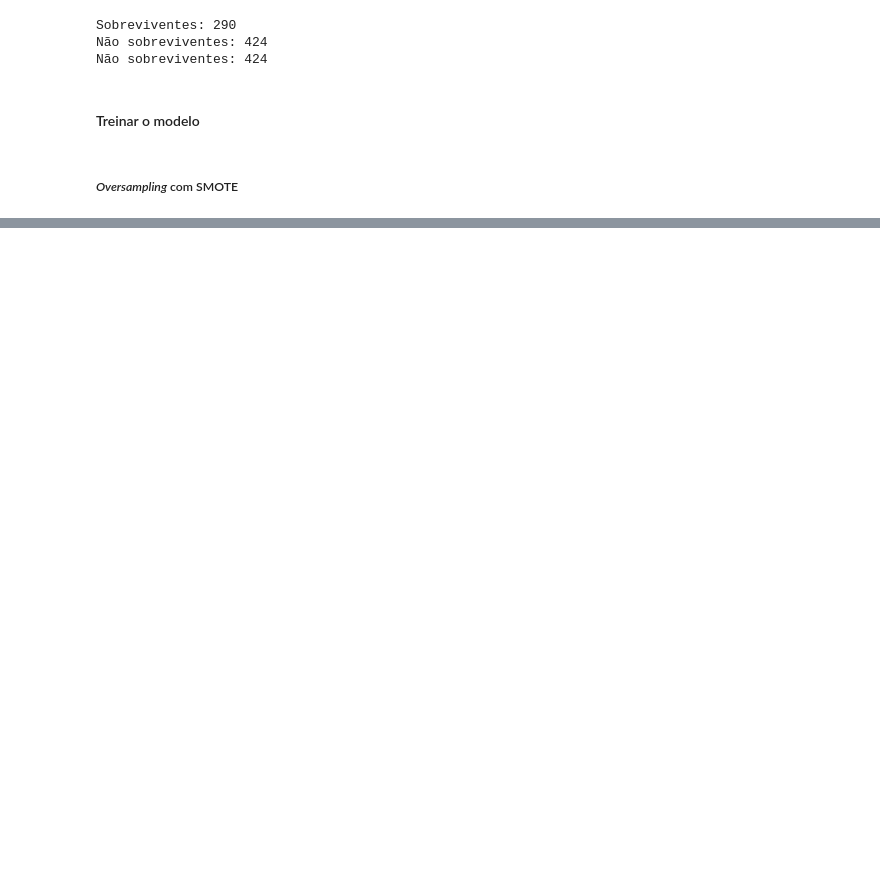
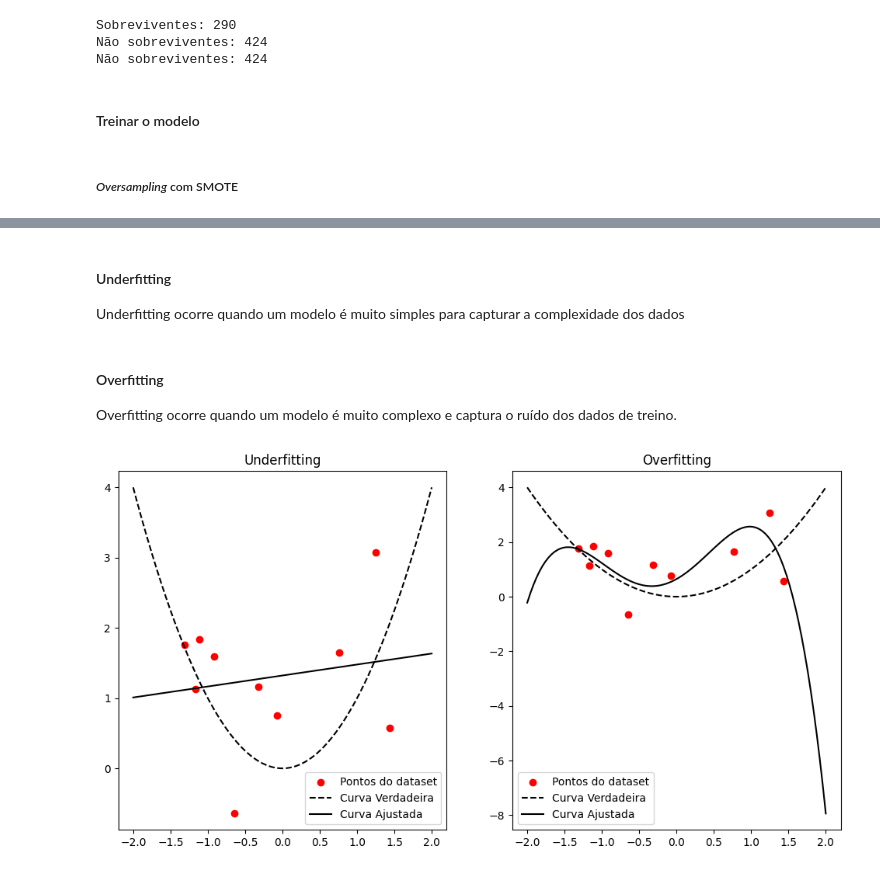
Before and after one commit to mariotlemes/pos-NLP, a Jupyter notebook: src/M4-conjunto-de-dados/conjunto-dados-parte5-(DES)BALANCEAMENTO.ipynb, the cells around one changed output, grey strips where cells are left out. Cells and saved outputs as stored; diff of their text form; code cells hidden in the pictures; blank space fills up the shorter version.

```diff
--- a/src/M4-conjunto-de-dados/conjunto-dados-parte5-(DES)BALANCEAMENTO.ipynb
+++ b/src/M4-conjunto-de-dados/conjunto-dados-parte5-(DES)BALANCEAMENTO.ipynb
@@ -81,0 +142,3 @@ def treina_modelo (X_train, y_train, X_val, y_val):
+# %% [markdown]
+#### Underfitting
+Underfitting ocorre quando um modelo é muito simples para capturar a complexidade dos dados
@@ -81,0 +170,46 @@ def treina_modelo (X_train, y_train, X_val, y_val):
+# %%
+from sklearn.linear_model import LinearRegression
+
+# Cria o modelo de regressão linear
+model_underfit = LinearRegression()
+# Treina o modelo com dados de treino
+model_underfit.fit(x.reshape(-1, 1), y)
+# Obtem-se os resultados do modelo através do teste dos valores de x_fit
+y_underfit = model_underfit.predict(x_fit.reshape(-1, 1))
+# %% [markdown]
+#### Overfitting
+
+Overfitting ocorre quando um modelo é muito complexo e captura o ruído dos dados de treino.
+# %%
+from sklearn.preprocessing import PolynomialFeatures
+from sklearn.pipeline import make_pipeline
+
+# Define o grau do modelo polinomial
+degree = 4
+
+# Cria o modelo de regresão polinomial
+model_overfit = make_pipeline(PolynomialFeatures(degree), LinearRegression())
+# Treina o modelo com dados de treino
+model_overfit.fit(x.reshape(-1, 1), y)
+# Obtem-se os resultados do modelo através do teste dos valores de x_fit
+y_overfit = model_overfit.predict(x_fit.reshape(-1, 1))
+# %%
+fig, axs = plt.subplots(1, 2, figsize=(12, 6))
+
+# Underfitting plot
+axs[0].scatter(x, y, color='red', label='Pontos do dataset')
+axs[0].plot(x_fit, y_true, 'k--', label='Curva Verdadeira')
+axs[0].plot(x_fit, y_underfit, 'k-', label='Curva Ajustada')
+axs[0].set_title('Underfitting')
+axs[0].legend()
+
+# Overfitting plot
+axs[1].scatter(x, y, color='red', label='Pontos do dataset')
+axs[1].plot(x_fit, y_true, 'k--', label='Curva Verdadeira')
+axs[1].plot(x_fit, y_overfit, 'k-', label='Curva Ajustada')
+axs[1].set_title('Overfitting')
+axs[1].legend()
+
+plt.show()
+# %% [output]
+[figure, added]
```
Also changed, not shown: parts of 16 cells of this notebook.
